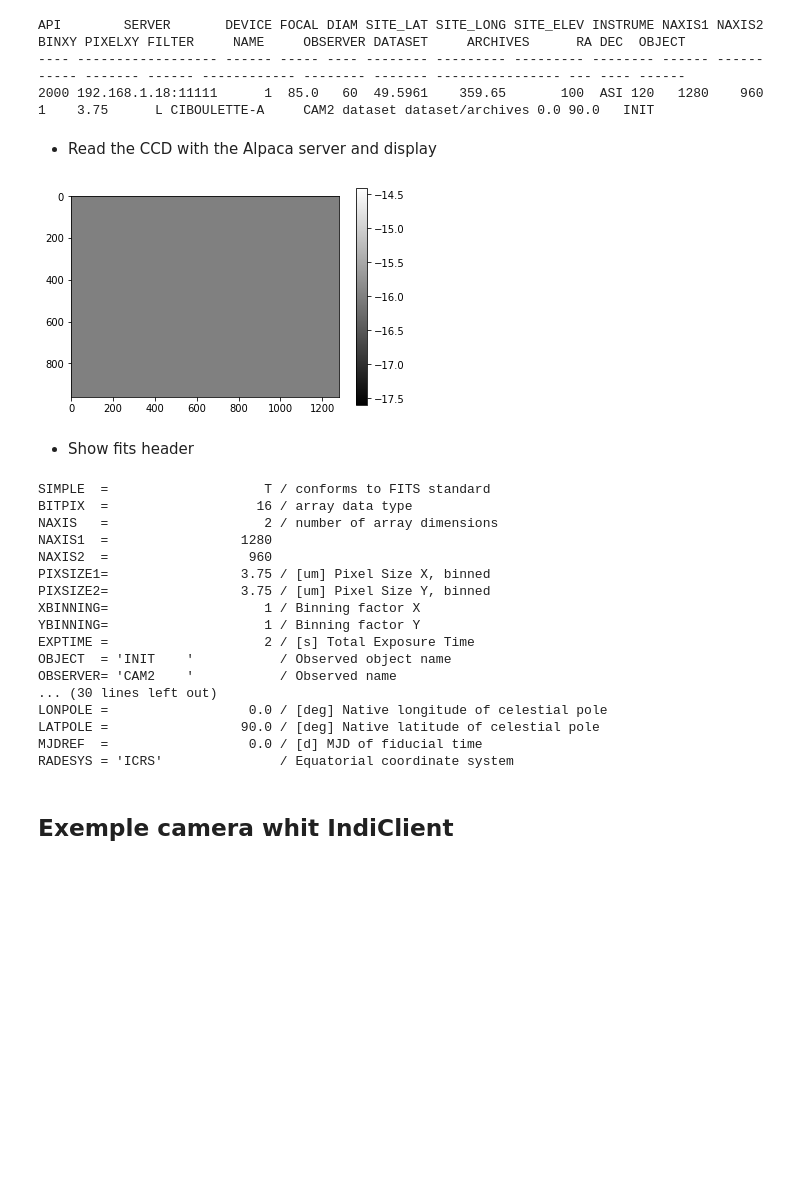
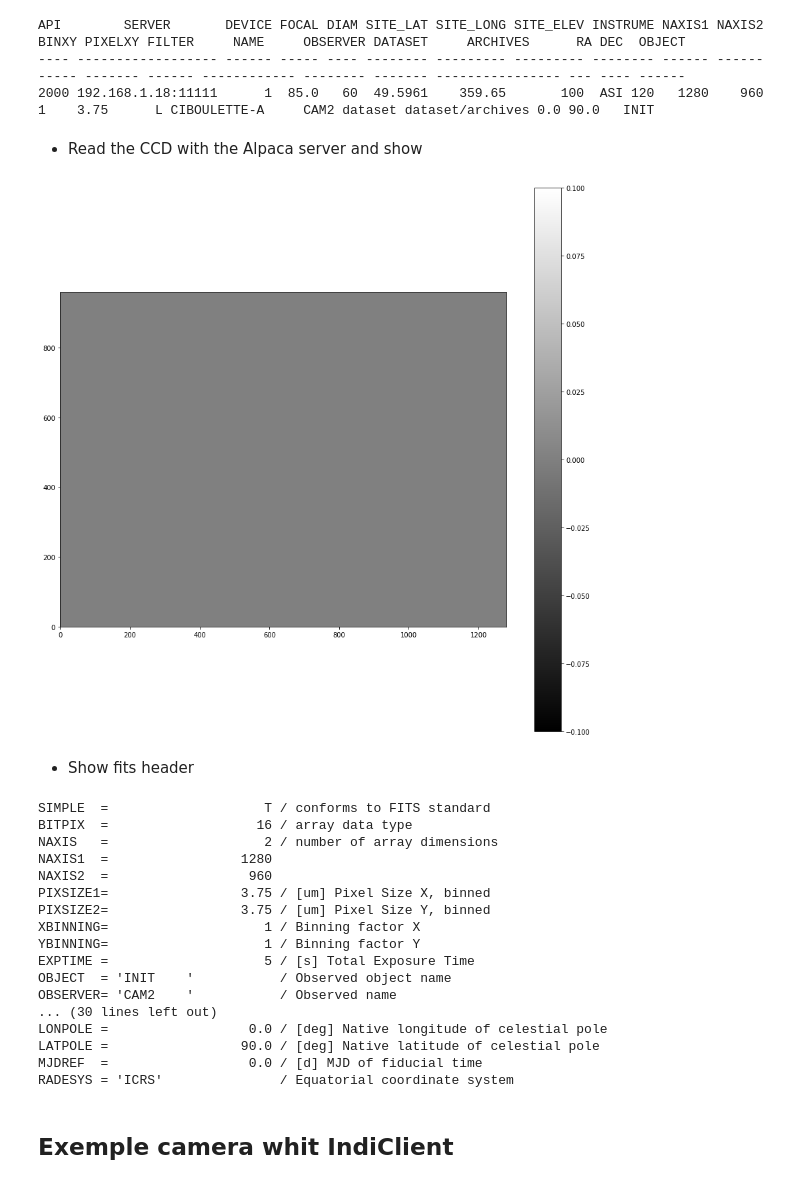
Before and after one commit to dtouzan/ciboulette, a Jupyter notebook: notebook/exemple-camera.ipynb, the cells around one changed output. Cells and saved outputs as stored; diff of their text form; code cells hidden in the pictures; blank space fills up the shorter version.

```diff
--- a/notebook/exemple-camera.ipynb
+++ b/notebook/exemple-camera.ipynb
@@ -79,10 +81,6 @@ ccd_ASI120Mini = Camera(cbl_2.serverport,cbl_2.device)
 cbl_2.observer_name = 'CAM2'
 cbl_2.asi120
 exp = exposure.Exposure()
-exp.exp_time = 2
-exp.inc_label
-exp.inc_label
-cbl_2.exposure = exp
 cbl_2.table.pprint(max_width = 255)
 # %% [output]
 API        SERVER       DEVICE FOCAL DIAM SITE_LAT SITE_LONG SITE_ELEV INSTRUME NAXIS1 NAXIS2 BINXY PIXELXY FILTER     NAME     OBSERVER DATASET     ARCHIVES      RA DEC  OBJECT
@@ -91,20 +93,21 @@ API        SERVER       DEVICE FOCAL DIAM SITE_LAT SITE_LONG SITE_ELEV INSTRUME
 # %% [markdown]
-- Read the CCD with the Alpaca server and display
+- Read the CCD with the Alpaca server and show
 # %%
 cbl_2.camera(ccd_ASI120Mini)
 # %%
 import matplotlib.pyplot as plt
 from astropy.utils.data import get_pkg_data_filename
 from astropy.io import fits
+expose,frameid,datatype = cbl_2.exposure
 
-image_file = get_pkg_data_filename('dataset/CAM2_INIT_3.fits')
+image_file = get_pkg_data_filename('dataset/CAM2_INIT_' + str(frameid) + '.fits')
 image_data = fits.getdata(image_file, ext=0)
-plt.figure()
-plt.imshow(image_data, cmap='gray')
+plt.figure(figsize=(15,15))
+plt.imshow(image_data, origin='lower', cmap='gray')
 plt.colorbar()
 plt.show()
 # %% [output]
-[figure, old version]
+[figure, new version]
 # %% [markdown]
 - Show fits header
 # %%
@@ -119,7 +122,7 @@ PIXSIZE1=                 3.75 / [um] Pixel Size X, binned
 PIXSIZE2=                 3.75 / [um] Pixel Size Y, binned
 XBINNING=                    1 / Binning factor X
 YBINNING=                    1 / Binning factor Y
-EXPTIME =                    2 / [s] Total Exposure Time
+EXPTIME =                    5 / [s] Total Exposure Time
 OBJECT  = 'INIT    '           / Observed object name
 OBSERVER= 'CAM2    '           / Observed name
 ... (30 lines left out)
```
Also changed, not shown: parts of 16 cells of this notebook.
